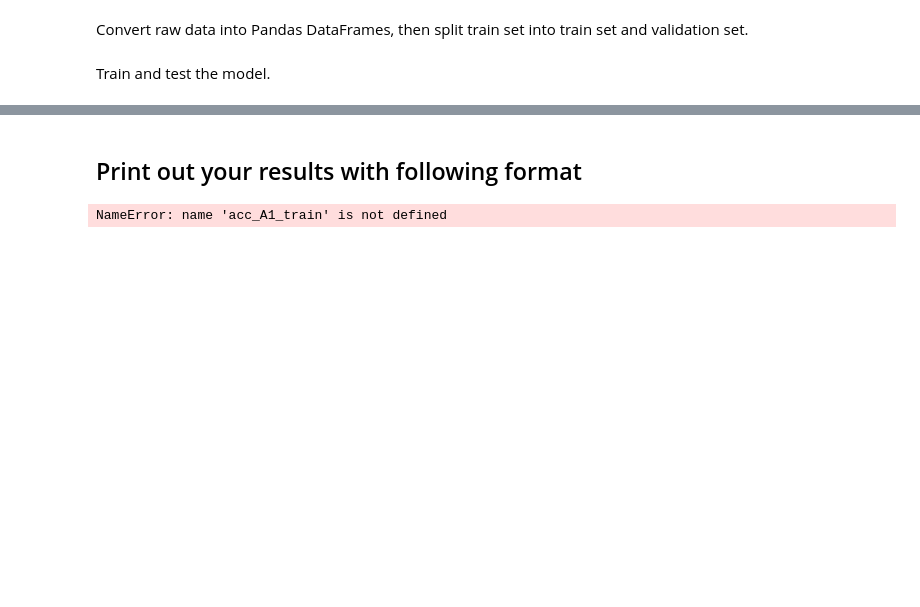
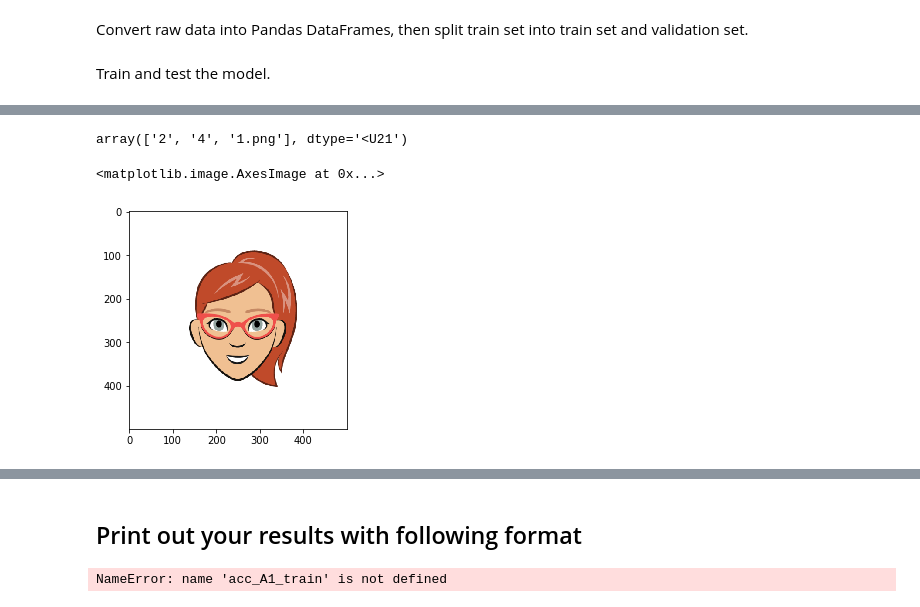
Before and after one commit to KonradChlupka/AMLSassignment19_20, a Jupyter notebook: AMLS_19-20_SN16076397/main_jupyter.ipynb, the cells around one changed output, grey strips where cells are left out. Cells and saved outputs as stored; diff of their text form; code cells hidden in the pictures; blank space fills up the shorter version.

```diff
--- a/AMLS_19-20_SN16076397/main_jupyter.ipynb
+++ b/AMLS_19-20_SN16076397/main_jupyter.ipynb
@@ -78,0 +123,31 @@ Eye color recognition: 5 types of eye colors
+# %%
+def load_images_and_labels(images_dirname):
+    # get paths of images
+    images_dir = os.path.join("./Datasets", images_dirname, "img")
+    image_paths = sorted([os.path.join(images_dir, l) for l in os.listdir(images_dir)], key=lambda x: int(x.split(".")[1].split("/")[-1]))
+
+    images = []
+    for image_path in image_paths:
+        image = tf.keras.preprocessing.image.img_to_array(
+            tf.keras.preprocessing.image.load_img(
+                image_path, target_size=None, interpolation="bicubic"
+            )
+        )
+        images.append(image)
+    images = np.array(images, dtype=int)
+
+    # get labels
+    labels_file = open(os.path.join("./Datasets", images_dirname, "labels.csv"), "r")
+    lines = labels_file.readlines()
+    labels_file.close()
+    labels = []
+    for line in lines[1:]:
+        line = line.split()
+        labels.append([int(line[1]), int(line[2]), line[3]])
+    labels = np.array(labels)
+
+
+    return images, labels
+# %%
+b2_X_train_raw, b2_y_train_raw = load_images_and_labels("cartoon_set")
+b2_X_test_raw, b2_y_test_raw = load_images_and_labels("cartoon_set_test")
@@ -78,0 +176,10 @@ Eye color recognition: 5 types of eye colors
+# %%
+b2_y_train_raw[1]
+# %% [output]
+array(['2', '4', '1.png'], dtype='<U21')
+# %%
+plt.figure()
+plt.imshow(b2_X_train_raw[0].astype(np.int16), cmap=plt.cm.binary)
+# %% [output]
+<matplotlib.image.AxesImage at 0x...>
+[figure, added]
```
Also changed, not shown: parts of 16 cells of this notebook.
